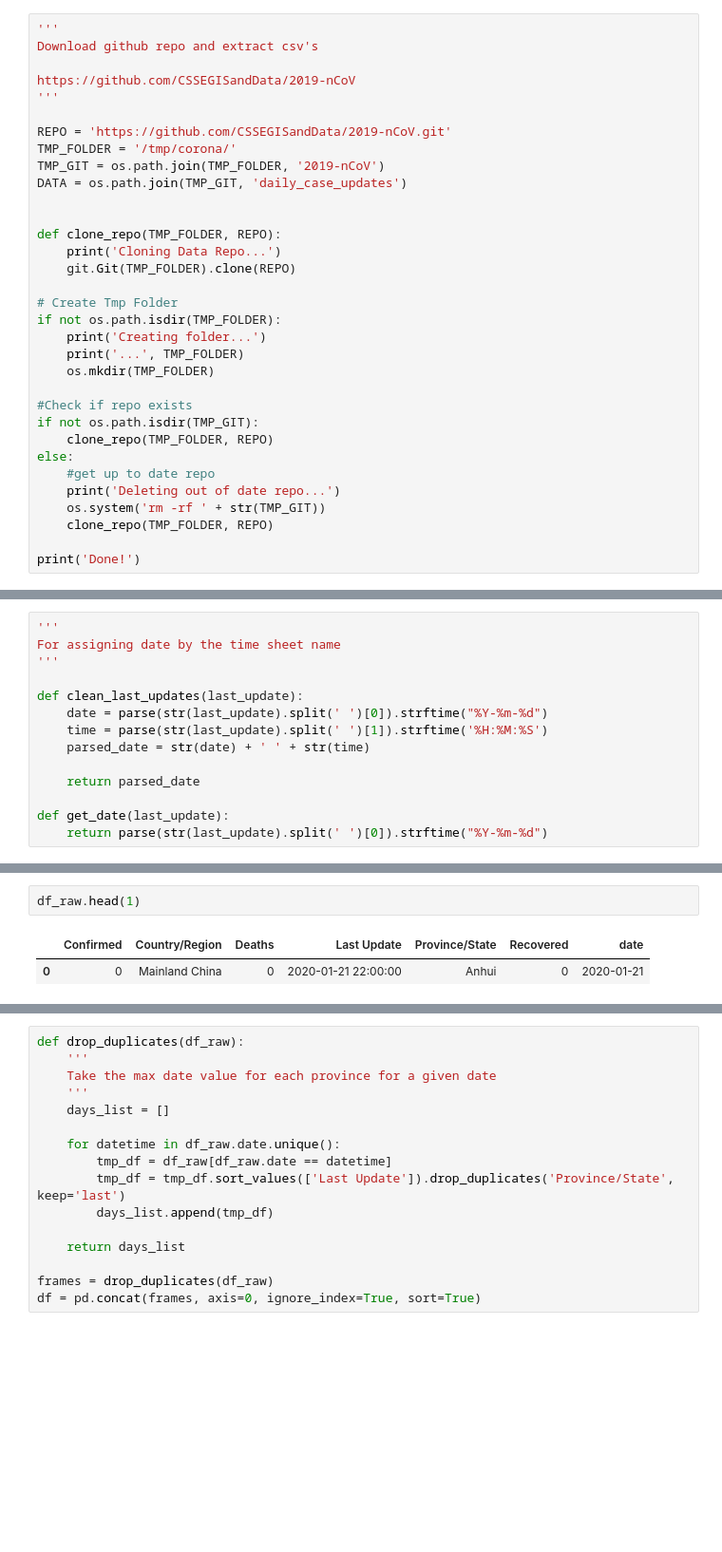
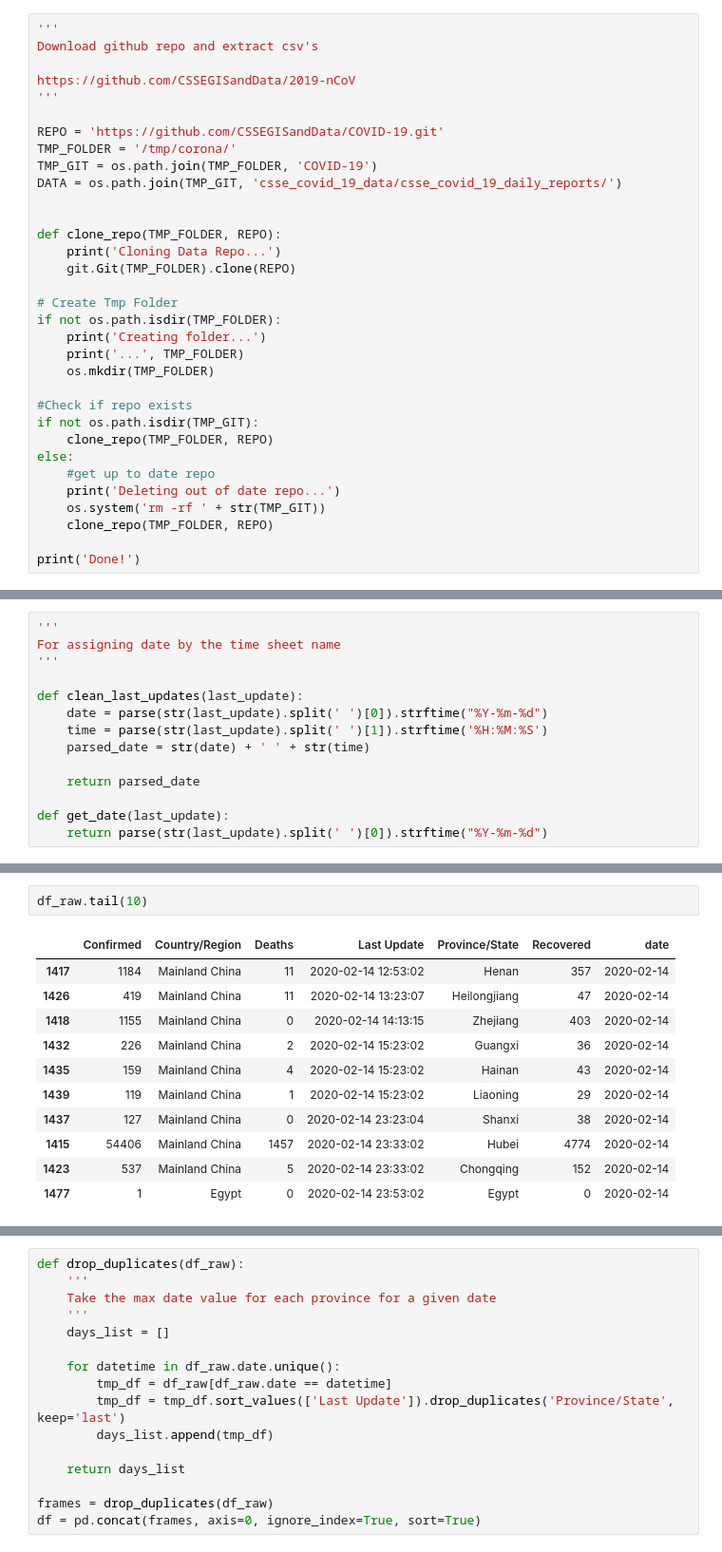
Before and after one commit to AaronWard/covidify, a Jupyter notebook: notebooks/data_prep-2.ipynb, the cells around one changed output, grey strips where cells are left out. Shown: that part at 95% size. Saved outputs shown, nothing was run; the diff lists cells and outputs as text; blank space fills up the shorter version.

```diff
--- a/notebooks/data_prep-2.ipynb
+++ b/notebooks/data_prep-2.ipynb
@@ -24,10 +28,10 @@ Download github repo and extract csv's
 https://github.com/CSSEGISandData/2019-nCoV
 '''
 
-REPO = 'https://github.com/CSSEGISandData/2019-nCoV.git'
+REPO = 'https://github.com/CSSEGISandData/COVID-19.git'
 TMP_FOLDER = '/tmp/corona/'
-TMP_GIT = os.path.join(TMP_FOLDER, '2019-nCoV')
-DATA = os.path.join(TMP_GIT, 'daily_case_updates')
+TMP_GIT = os.path.join(TMP_FOLDER, 'COVID-19')
+DATA = os.path.join(TMP_GIT, 'csse_covid_19_data/csse_covid_19_daily_reports/')
 
 
 def clone_repo(TMP_FOLDER, REPO):
@@ -132,5 +136,14 @@ df_raw = df_raw.sort_values(by=['Last Update'])
-# %%
-df_raw.head(1)
-# %% [output]
-|  | Confirmed | Country/Region | Deaths | Last Update | Province/State | Recovered | date |
-| 0 | 0 | Mainland China | 0 | 2020-01-21 22:00:00 | Anhui | 0 | 2020-01-21 |
+# %%
+df_raw.tail(10)
+# %% [output]
+|  | Confirmed | Country/Region | Deaths | Last Update | Province/State | Recovered | date |
+| 1417 | 1184 | Mainland China | 11 | 2020-02-14 12:53:02 | Henan | 357 | 2020-02-14 |
+| 1426 | 419 | Mainland China | 11 | 2020-02-14 13:23:07 | Heilongjiang | 47 | 2020-02-14 |
+| 1418 | 1155 | Mainland China | 0 | 2020-02-14 14:13:15 | Zhejiang | 403 | 2020-02-14 |
+| 1432 | 226 | Mainland China | 2 | 2020-02-14 15:23:02 | Guangxi | 36 | 2020-02-14 |
+| 1435 | 159 | Mainland China | 4 | 2020-02-14 15:23:02 | Hainan | 43 | 2020-02-14 |
+| 1439 | 119 | Mainland China | 1 | 2020-02-14 15:23:02 | Liaoning | 29 | 2020-02-14 |
+| 1437 | 127 | Mainland China | 0 | 2020-02-14 23:23:04 | Shanxi | 38 | 2020-02-14 |
+| 1415 | 54406 | Mainland China | 1457 | 2020-02-14 23:33:02 | Hubei | 4774 | 2020-02-14 |
+| 1423 | 537 | Mainland China | 5 | 2020-02-14 23:33:02 | Chongqing | 152 | 2020-02-14 |
+| 1477 | 1 | Egypt | 0 | 2020-02-14 23:53:02 | Egypt | 0 | 2020-02-14 |
```
Also changed, not shown: parts of 14 cells of this notebook, 1 other file.
